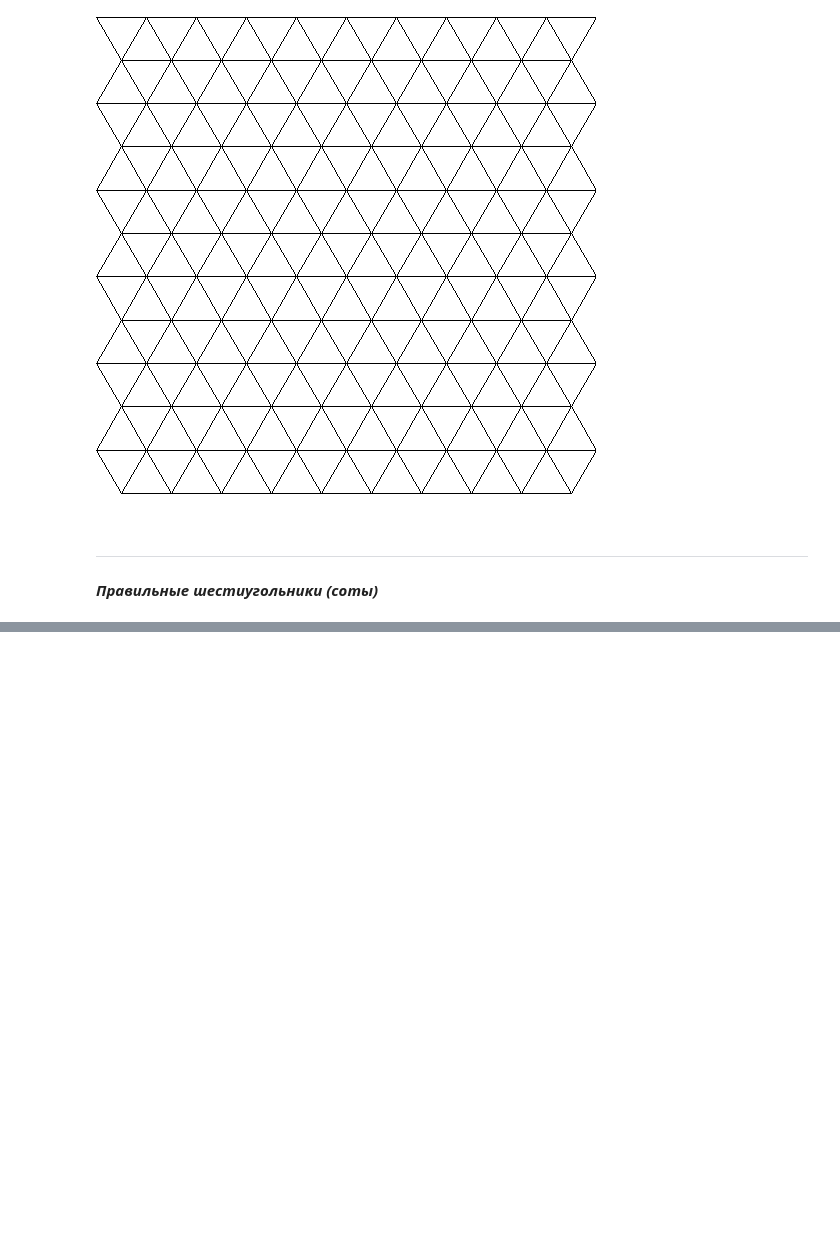
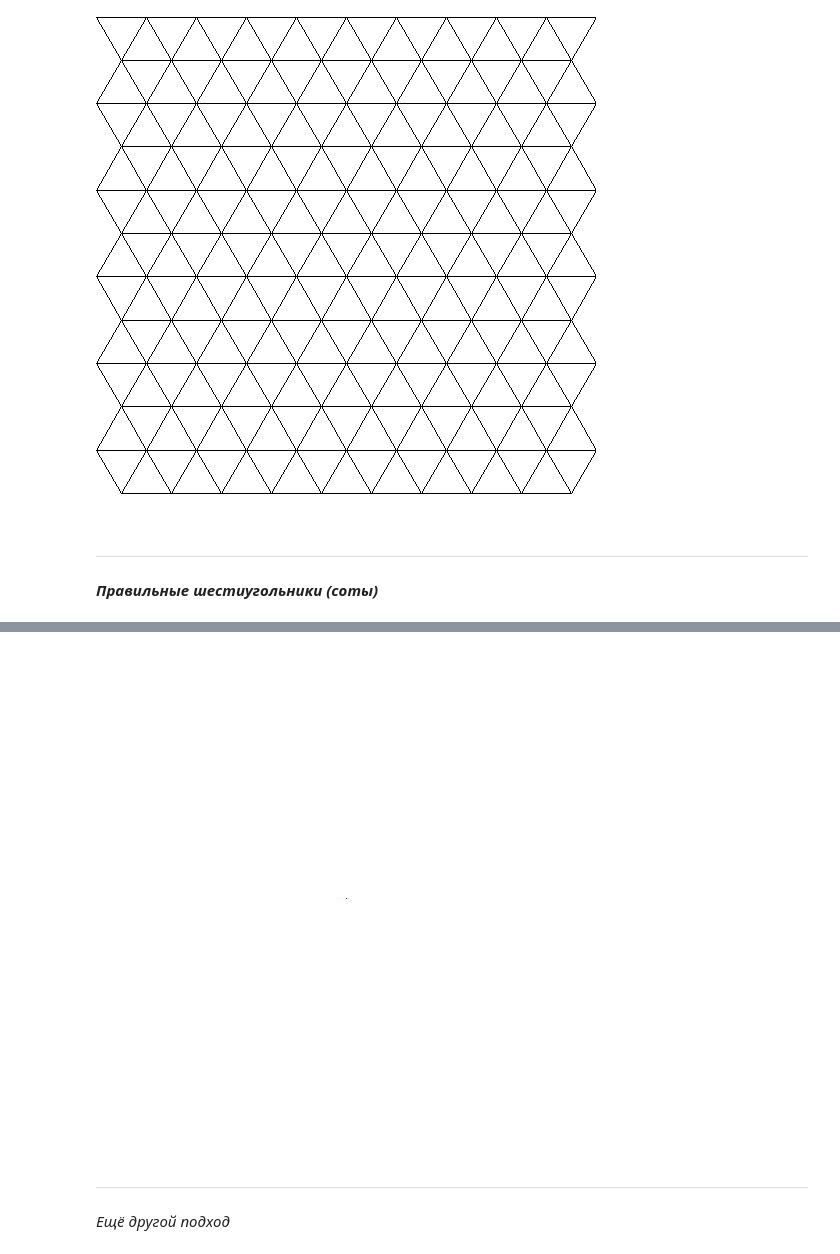
Before and after one commit to mykespb/edu, a Jupyter notebook: condabooks/pystart-graphics-03.ipynb, the cells around one changed output, grey strips where cells are left out. Saved outputs shown, nothing was run; the diff lists cells and outputs as text; code cells hidden in the pictures; blank space fills up the shorter version.

```diff
--- a/condabooks/pystart-graphics-03.ipynb
+++ b/condabooks/pystart-graphics-03.ipynb
@@ -502,0 +543,5 @@ im
+# %%
+def showhex():
+    """ show only nodes """
+    for hexa in allhex:
+        draw.point((int(hexa[0]*SCALE), int(hexa[1]*SCALE)), RED)
@@ -502,0 +576,16 @@ im
+# %%
+# run it all
+im = Image.new('RGB', (SIZE, SIZE), WHITE)
+draw = ImageDraw.Draw(im)
+
+showhex()
+#showall()
+
+#im.show()
+im.save('pil-cp07.jpg', quality=95)
+im
+# %% [output]
+[figure, added]
+# %% [markdown]
+---
+_Ещё другой подход_
```
Also changed, not shown: parts of 24 cells of this notebook.
